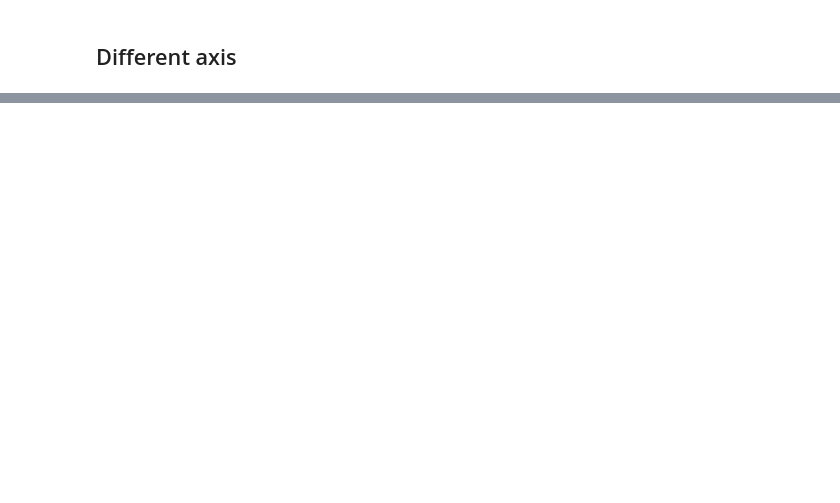
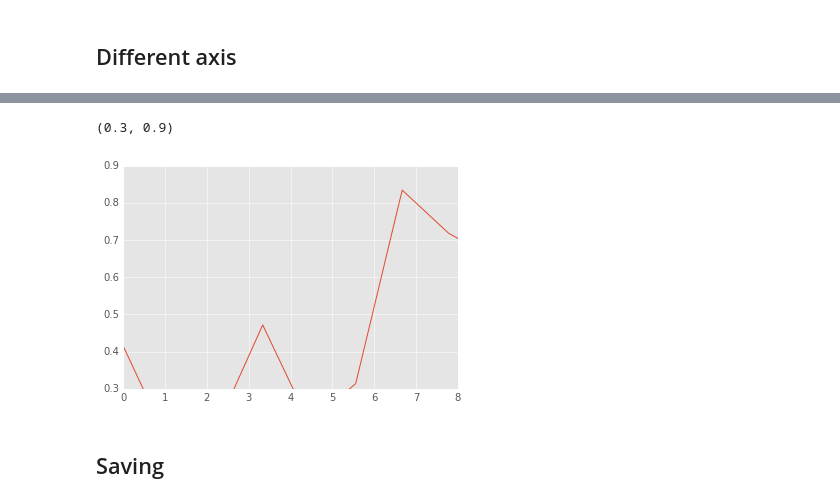
Before and after one commit to davidsalazarv95/Matplotlib, a Jupyter notebook: Matplotlib Basics.ipynb, the cells around one changed output, grey strips where cells are left out. Saved outputs shown, nothing was run; the diff lists cells and outputs as text; code cells hidden in the pictures; blank space fills up the shorter version.

```diff
--- a/Matplotlib Basics.ipynb
+++ b/Matplotlib Basics.ipynb
@@ -37,0 +47,9 @@ plt.show()
+# %%
+plt.plot(x, temperature)
+plt.xlim(0, 8)
+plt.ylim(0.3, 0.9)
+# %% [output]
+(0.3, 0.9)
+[figure, added]
+# %% [markdown]
+## Saving
```
Also changed, not shown: parts of 11 cells of this notebook, 3 other files.
